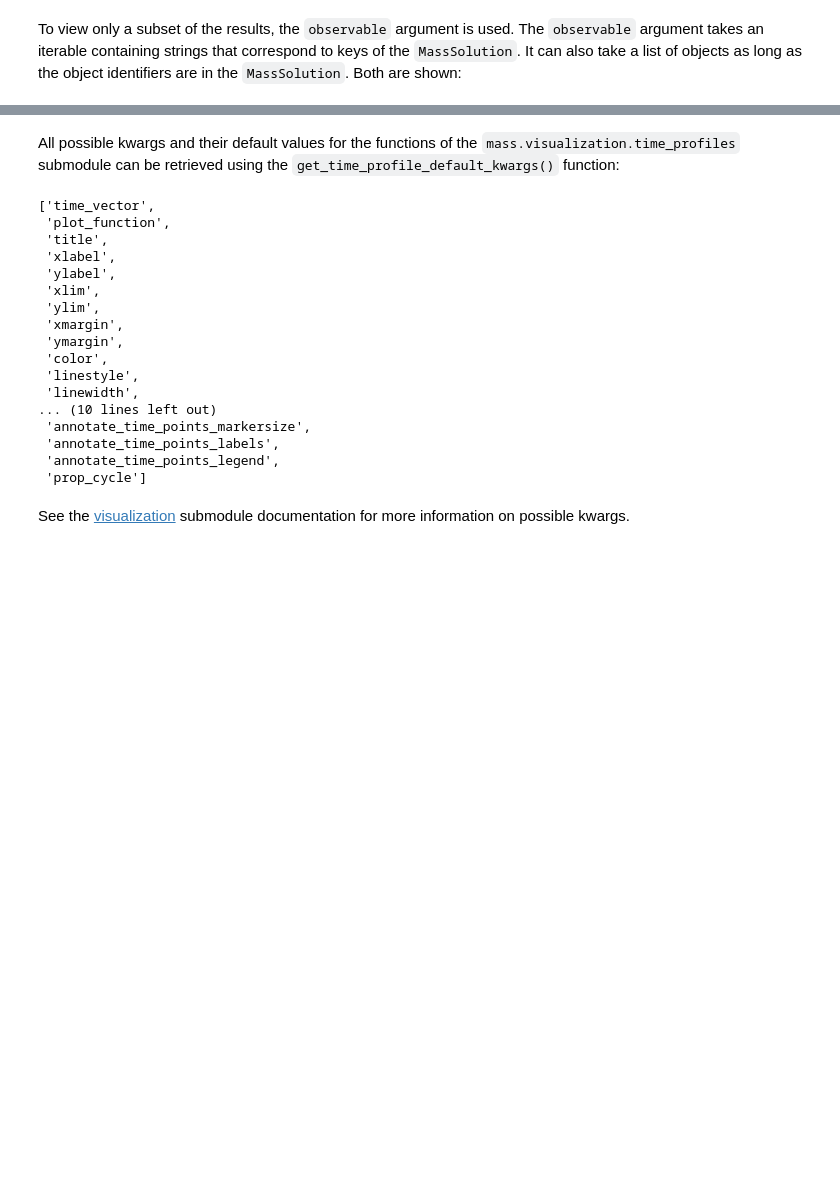
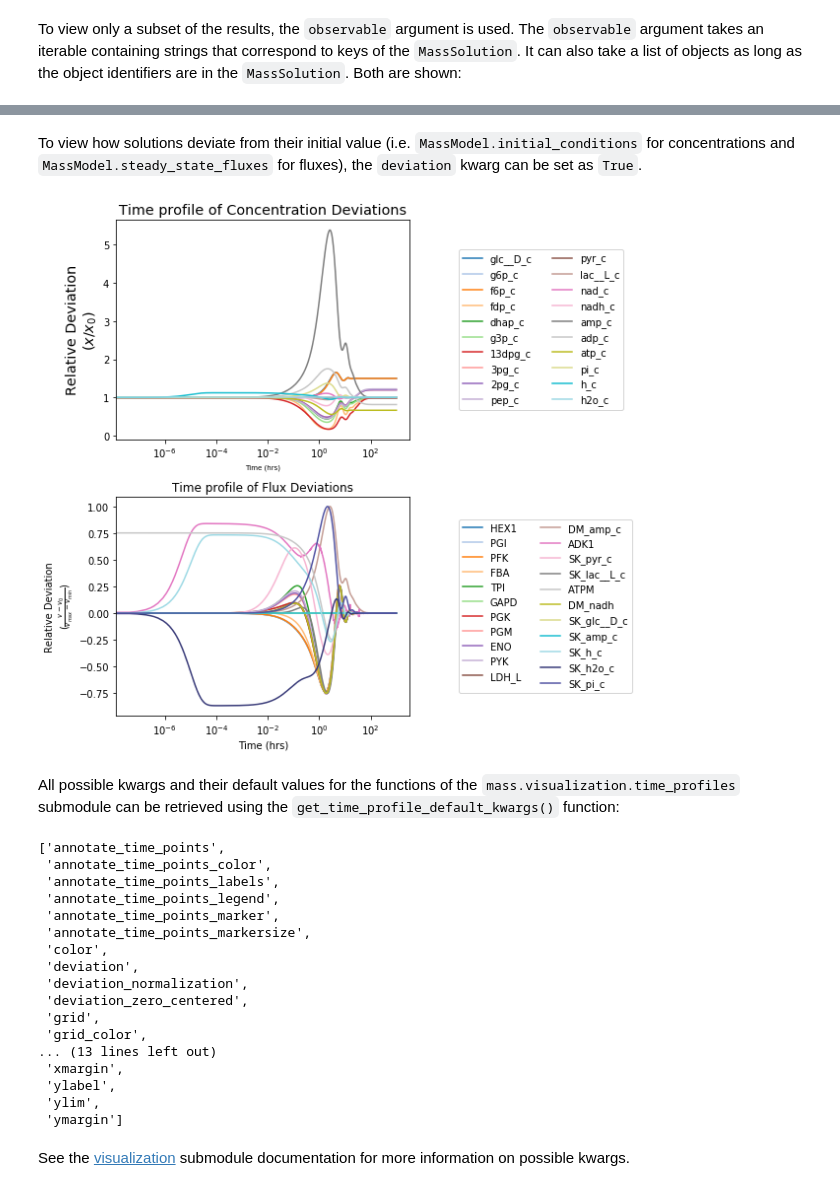
Before and after one commit to SBRG/MASSpy, a Jupyter notebook: documentation_builder/notebooks/plot_visualization.ipynb, the cells around one changed output, grey strips where cells are left out. Cells and saved outputs as stored; diff of their text form; code cells hidden in the pictures; blank space fills up the shorter version.

```diff
--- a/documentation_builder/notebooks/plot_visualization.ipynb
+++ b/documentation_builder/notebooks/plot_visualization.ipynb
@@ -147,25 +151,60 @@ fig.tight_layout()
+# %% [markdown]
+To view how solutions deviate from their initial value (i.e. `MassModel.initial_conditions` for concentrations and `MassModel.steady_state_fluxes` for fluxes), the `deviation` kwarg can be set as `True`.
+# %%
+fig, (ax1, ax2) = plt.subplots(nrows=2, ncols=1, figsize=(9, 8))
+
+# Concentration solutions
+plot_time_profile(
+    conc_sol, ax=ax1, legend="right outside",
+    plot_function="semilogx",
+    xlabel=("Time (hrs)", {"size": "x-small"}),
+    ylabel=("Relative Deviation\n" + r"($x/x_{0}$)",
+            {"size": "x-large"}),
+    title=("Time profile of Concentration Deviations",
+           {"size": "x-large"}),
+    deviation=True,
+    deviation_normalization="initial value" # divide by initial value
+);
+
+# Flux solutions
+plot_time_profile(
+    flux_sol,
+    ax=ax2, legend="right outside",
+    plot_function="semilogx",
+    xlabel="Time (hrs)",
+    ylabel=("Relative Deviation\n" +\
+            r"($\frac{v - v_{0}}{v_{max} - v_{min}}$)"),
+    title="Time profile of Flux Deviations",
+    deviation=True,
+    deviation_zero_centered=True,   # Center deviation around 0
+    deviation_normalization="range" # divide by value range
+);
+fig.tight_layout()
+# %% [output]
+[figure, added]
 # %% [markdown]
 All possible kwargs and their default values for the functions of the `mass.visualization.time_profiles` submodule can be retrieved using the `get_time_profile_default_kwargs()` function:
 # %%
-list(get_time_profile_default_kwargs(function_name="plot_time_profile"))
+sorted(get_time_profile_default_kwargs(
+    function_name="plot_time_profile"))
 # %% [output]
-['time_vector',
- 'plot_function',
- 'title',
- 'xlabel',
- 'ylabel',
- 'xlim',
- 'ylim',
- 'xmargin',
- 'ymargin',
- 'color',
- 'linestyle',
- 'linewidth',
-... (10 lines left out)
- 'annotate_time_points_markersize',
+['annotate_time_points',
+ 'annotate_time_points_color',
  'annotate_time_points_labels',
  'annotate_time_points_legend',
- 'prop_cycle']
+ 'annotate_time_points_marker',
+ 'annotate_time_points_markersize',
+ 'color',
+ 'deviation',
+ 'deviation_normalization',
+ 'deviation_zero_centered',
+ 'grid',
+ 'grid_color',
+... (13 lines left out)
+ 'xmargin',
+ 'ylabel',
+ 'ylim',
+ 'ymargin']
 # %% [markdown]
 See the [visualization](../autoapi/mass/visualization/index.rst) submodule documentation for more information on possible kwargs.
 # %% [markdown]
```
Also changed, not shown: parts of 15 cells of this notebook, 12 other files.
